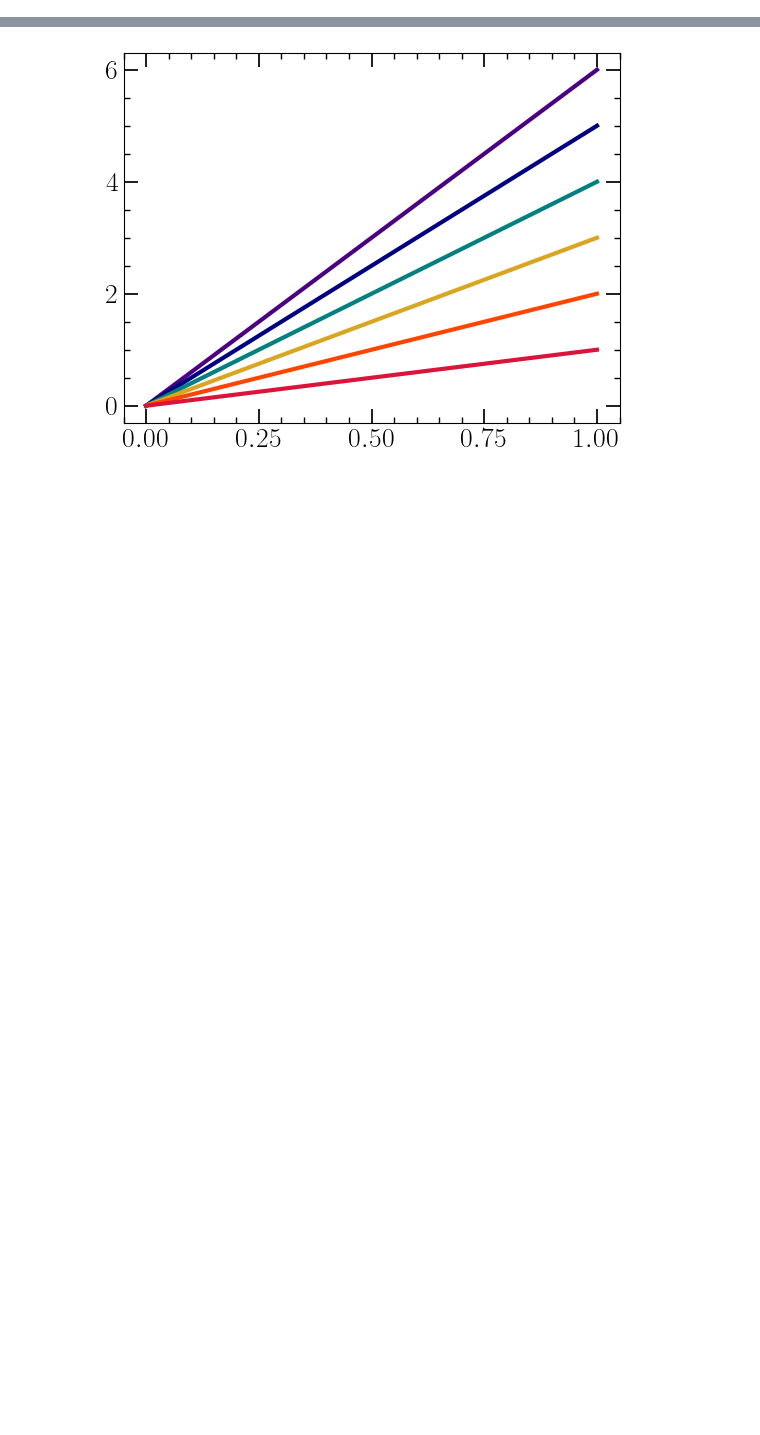
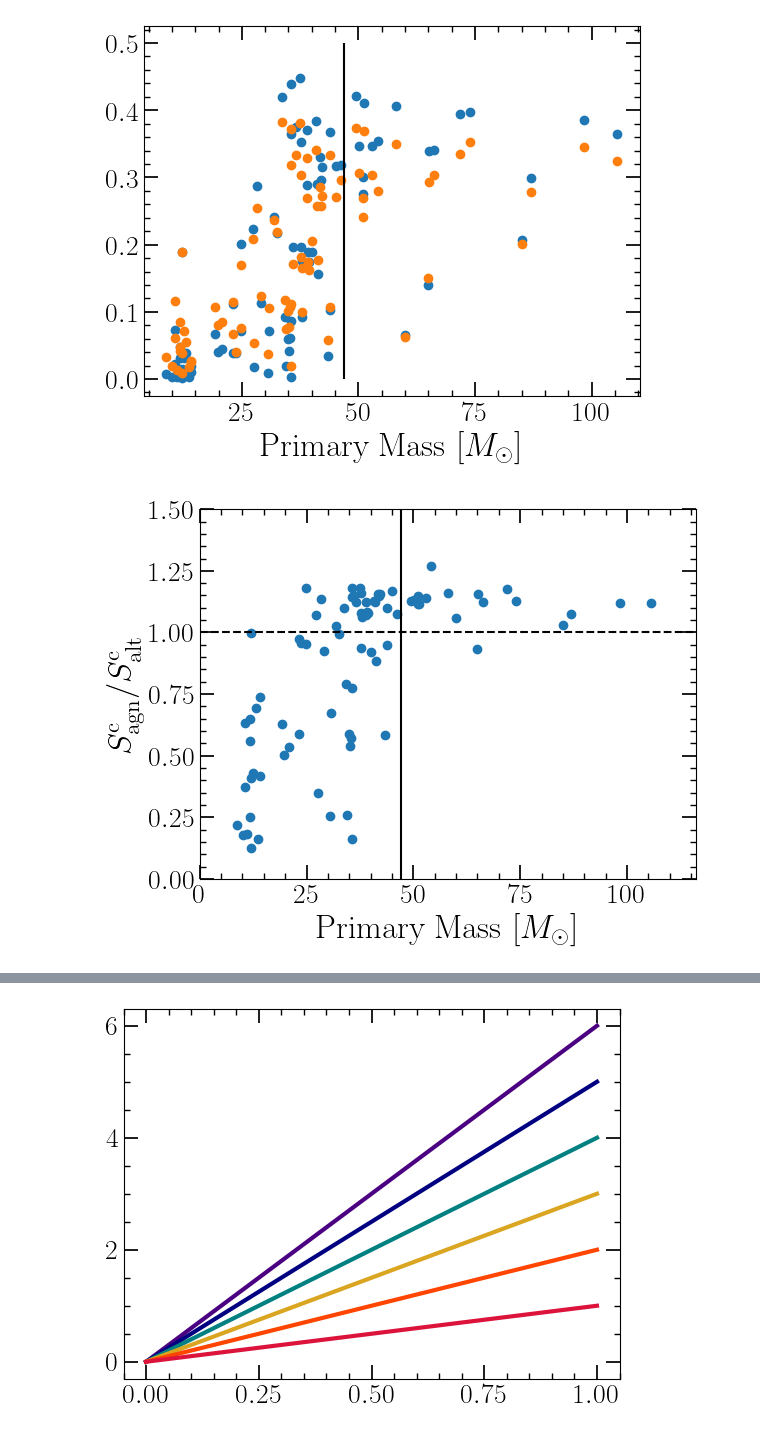
Before and after one commit to LucasPouw/darksirenpop, a Jupyter notebook: analyze_posteriors.ipynb, the cells around one changed output, grey strips where cells are left out. Drawn from its saved outputs; the diff is of its cells as text; code cells hidden in the pictures; blank space fills up the shorter version.

```diff
--- a/analyze_posteriors.ipynb
+++ b/analyze_posteriors.ipynb
@@ -7,0 +132,16 @@ make_nice_plots()
+# %%
+s_agn_cw = np.load('MOCK_s_agn_cw_dict.npy', allow_pickle=True).item()
+s_alt_cw = np.load('MOCK_s_alt_cw_dict.npy', allow_pickle=True).item()
+s_alt = np.load('MOCK_s_alt_dict.npy', allow_pickle=True).item()
+
+s_agn_cw.pop("GW200105_162426", None)
+s_alt_cw.pop("GW200105_162426", None)
+s_alt.pop("GW200105_162426", None)
+
+s_agn_cw = dict(sorted(s_agn_cw.items(), key=lambda x: x[0]))
+s_alt_cw = dict(sorted(s_alt_cw.items(), key=lambda x: x[0]))
+s_alt = dict(sorted(s_alt.items(), key=lambda x: x[0]))
+
+print(s_agn_cw)
+print(s_alt_cw)
+print(s_alt)
@@ -7,0 +199,39 @@ make_nice_plots()
+# %%
+# print(primary_mass)
+# print(list(s_agn_cw.values()))
+# print(list(s_alt_cw.values()))
+
+s_agn_cw_arr = np.array(list(s_agn_cw.values()))
+s_alt_cw_arr = np.array(list(s_alt_cw.values()))
+s_alt_arr = np.array(list(s_alt.values()))
+
+MTHRESH = 47
+
+plt.figure()
+plt.scatter(primary_mass, s_agn_cw_arr)
+plt.scatter(primary_mass, s_alt_cw_arr)
+plt.vlines(MTHRESH, 0, 0.5, color='black')
+plt.xlabel(r"Primary Mass [$M_{\odot}$]")
+plt.show()
+
+plt.figure()
+plt.scatter(primary_mass, s_agn_cw_arr / s_alt_cw_arr)
+plt.hlines(1, 0, 1.1 * np.max(primary_mass), linestyle='dashed', color='black')
+plt.vlines(MTHRESH, 0, 1.5, color='black')
+plt.ylim(0, 1.5)
+plt.xlim(0, 1.1 * np.max(primary_mass))
+plt.ylabel(r'$S_{\rm agn}^{\rm c}/S_{\rm alt}^{\rm c}$')
+plt.xlabel(r"Primary Mass [$M_{\odot}$]")
+plt.show()
+
+plt.figure(figsize=(8,6))
+sc = plt.scatter(s_alt_cw_arr, s_agn_cw_arr, c=primary_mass)
+plt.plot(np.linspace(0, 0.5, 100), np.linspace(0, 0.5, 100), linestyle='dashed', color='black')
+plt.xlabel('Alternative-origin evidence')
+plt.ylabel('AGN-origin evidence')
+plt.title(r'$\log L_{\rm bol} \geq 45$')
+plt.colorbar(sc, label=r"Primary Mass [$M_{\odot}$]")
+plt.show()
+# %% [output]
+[figure, added]
+[figure, added]
```
Also changed, not shown: parts of 13 cells of this notebook, 4 other files.
